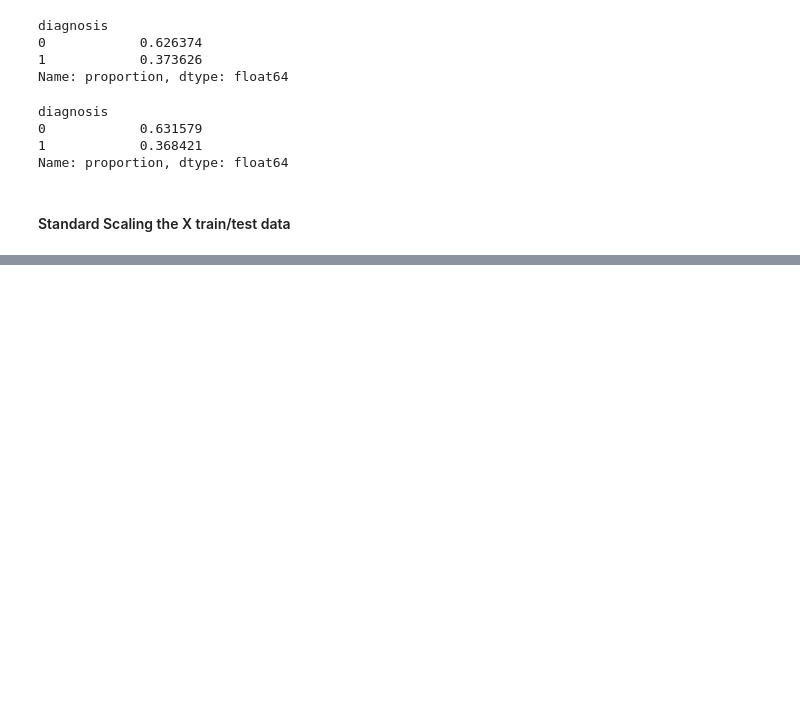
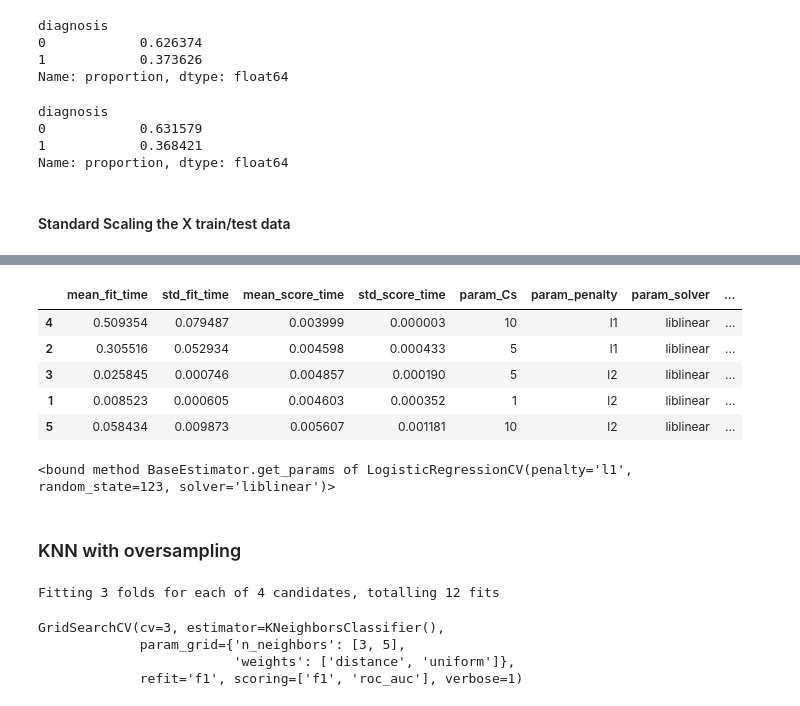
Before and after one commit to Citizen-XX/IBM-MachineLearningProfessionalCertificate, a Jupyter notebook: SupervisedMachineLearning_Classification/Module6/ClassificationProj_BreastCanc.ipynb, the cells around one changed output, grey strips where cells are left out. Cells and saved outputs as stored; diff of their text form; code cells hidden in the pictures; blank space fills up the shorter version.

```diff
--- a/SupervisedMachineLearning_Classification/Module6/ClassificationProj_BreastCanc.ipynb
+++ b/SupervisedMachineLearning_Classification/Module6/ClassificationProj_BreastCanc.ipynb
@@ -260,0 +282,6 @@ display = PartialDependenceDisplay.from_estimator(
+# %%
+from sklearn.linear_model import LogisticRegressionCV
+
+lr_cv = LogisticRegressionCV(random_state=123)
+param_dict = {"Cs":[1,5,10], "penalty":["l1","l2"],"solver":["liblinear"]}
+lr_search = GridSearchCV(estimator=lr_cv, param_grid=param_dict, cv=3,verbose=1,scoring=["f1","roc_auc"], refit="f1")
@@ -260,0 +296,16 @@ display = PartialDependenceDisplay.from_estimator(
+# %%
+pd.DataFrame(lr_search.cv_results_).sort_values(by=["mean_test_f1","mean_test_roc_auc"],ascending=False).head()
+# %% [output]
+|  | mean_fit_time | std_fit_time | mean_score_time | std_score_time | param_Cs | param_penalty | param_solver | ... |
+| 4 | 0.509354 | 0.079487 | 0.003999 | 0.000003 | 10 | l1 | liblinear | ... |
+| 2 | 0.305516 | 0.052934 | 0.004598 | 0.000433 | 5 | l1 | liblinear | ... |
+| 3 | 0.025845 | 0.000746 | 0.004857 | 0.000190 | 5 | l2 | liblinear | ... |
+| 1 | 0.008523 | 0.000605 | 0.004603 | 0.000352 | 1 | l2 | liblinear | ... |
+| 5 | 0.058434 | 0.009873 | 0.005607 | 0.001181 | 10 | l2 | liblinear | ... |
+# %%
+Log_best = lr_search.best_estimator_
+Log_best.get_params
+# %% [output]
+<bound method BaseEstimator.get_params of LogisticRegressionCV(penalty='l1', random_state=123, solver='liblinear')>
+# %% [markdown]
+### KNN with oversampling
@@ -260,0 +314,16 @@ display = PartialDependenceDisplay.from_estimator(
+# %%
+params_grid = {'weights': ["distance","uniform"],"n_neighbors":[3,5]}
+KNN_model = KNeighborsClassifier()
+search = GridSearchCV(estimator = KNN_model,
+                        param_grid = params_grid,
+                        cv=3,
+                        verbose=1,
+                        scoring=["f1","roc_auc"],
+                        refit="f1")
+search.fit(X_train_scaled_df, y_train.values.ravel())
+# %% [output]
+Fitting 3 folds for each of 4 candidates, totalling 12 fits
+GridSearchCV(cv=3, estimator=KNeighborsClassifier(),
+             param_grid={'n_neighbors': [3, 5],
+                         'weights': ['distance', 'uniform']},
+             refit='f1', scoring=['f1', 'roc_auc'], verbose=1)
```
Also changed, not shown: parts of 32 cells of this notebook.
